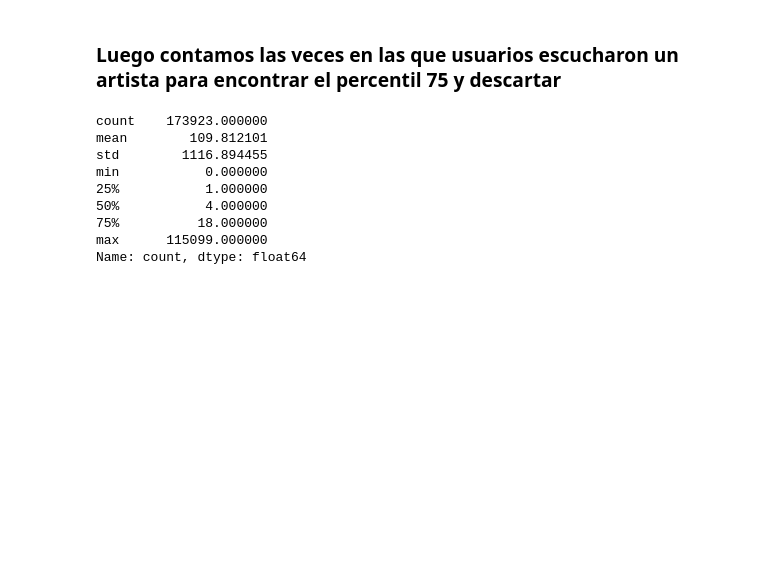
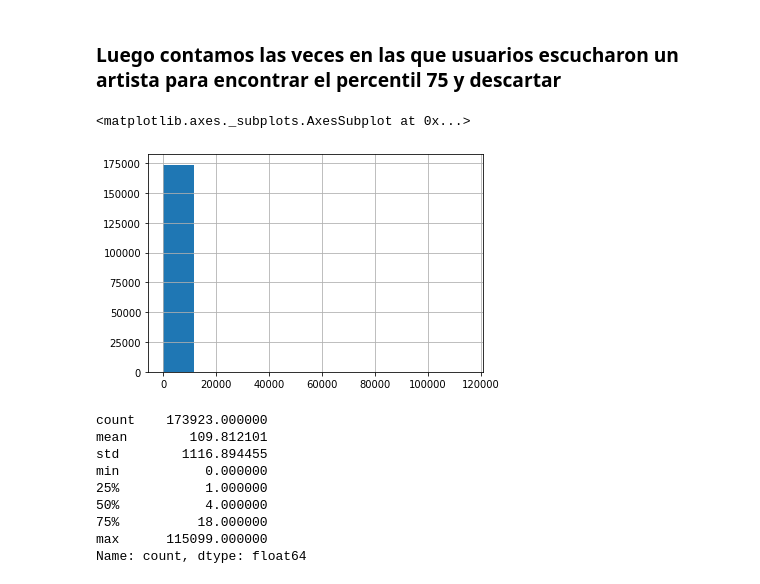
Before and after one commit to se-mende/SistemasRecomendacion_Taller1, a Jupyter notebook: Preprocessing.ipynb, the cells around one changed output. Drawn from its saved outputs; the diff is of its cells as text; code cells hidden in the pictures; blank space fills up the shorter version.

```diff
--- a/Preprocessing.ipynb
+++ b/Preprocessing.ipynb
@@ -30,6 +30,11 @@ dtype: int64
 user_artists_count = activity.groupby(['artist-name']).count()
 # %%
 sorted_user_artists_count = user_artists_count['track-name'].reset_index(name='count')
+# %%
+sorted_user_artists_count['count'].hist()
+# %% [output]
+<matplotlib.axes._subplots.AxesSubplot at 0x...>
+[figure, added]
 # %%
 sorted_user_artists_count['count'].describe()
 # %% [output]
```
Also changed, not shown: parts of 1 cell of this notebook, 2 other files.
